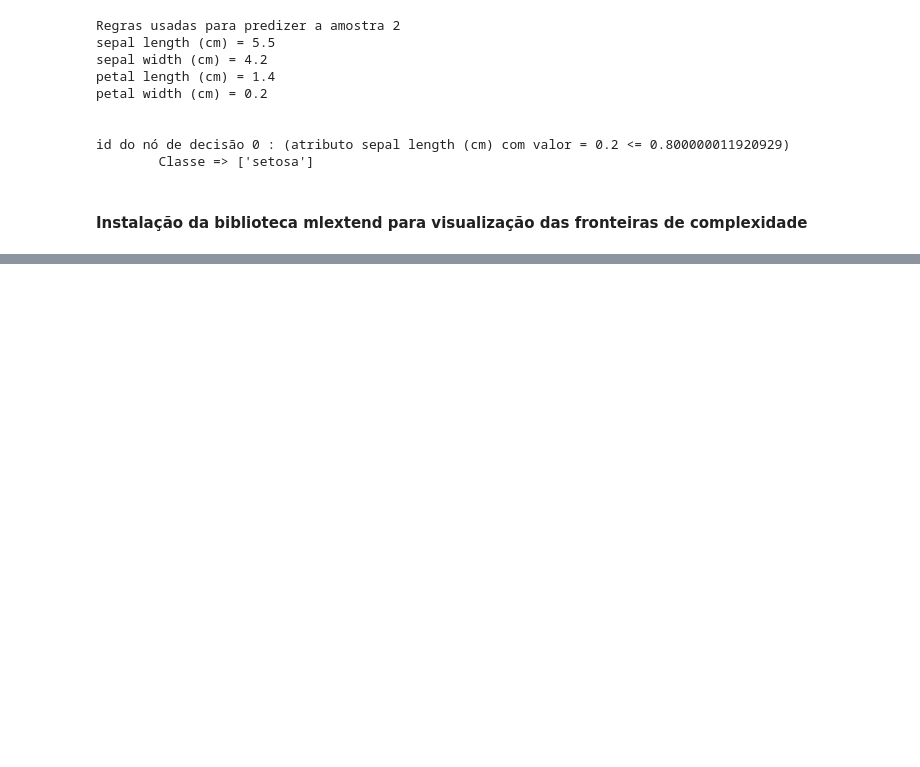
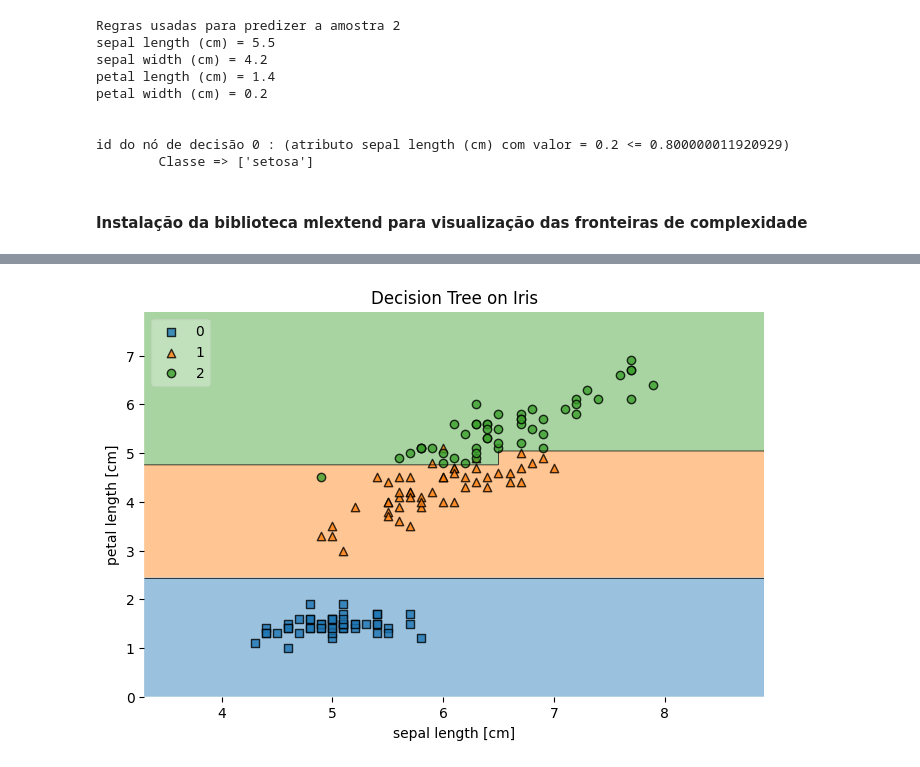
Before and after one commit to CostaPaiiva/Machine-Learning-Portfolio, a Jupyter notebook: 7-Arvore-decisao/Arvore-decisao.ipynb, the cells around one changed output, grey strips where cells are left out. Saved outputs shown, nothing was run; the diff lists cells and outputs as text; code cells hidden in the pictures; blank space fills up the shorter version.

```diff
--- a/7-Arvore-decisao/Arvore-decisao.ipynb
+++ b/7-Arvore-decisao/Arvore-decisao.ipynb
@@ -496,0 +586,4 @@ id do nó de decisão 0 : (atributo sepal length (cm) com valor = 0.2 <= 0.80000
+# %%
+visualize_fronteiras(10)
+# %% [output]
+[figure, added]
```
Also changed, not shown: parts of 7 cells of this notebook, 1 other file.
